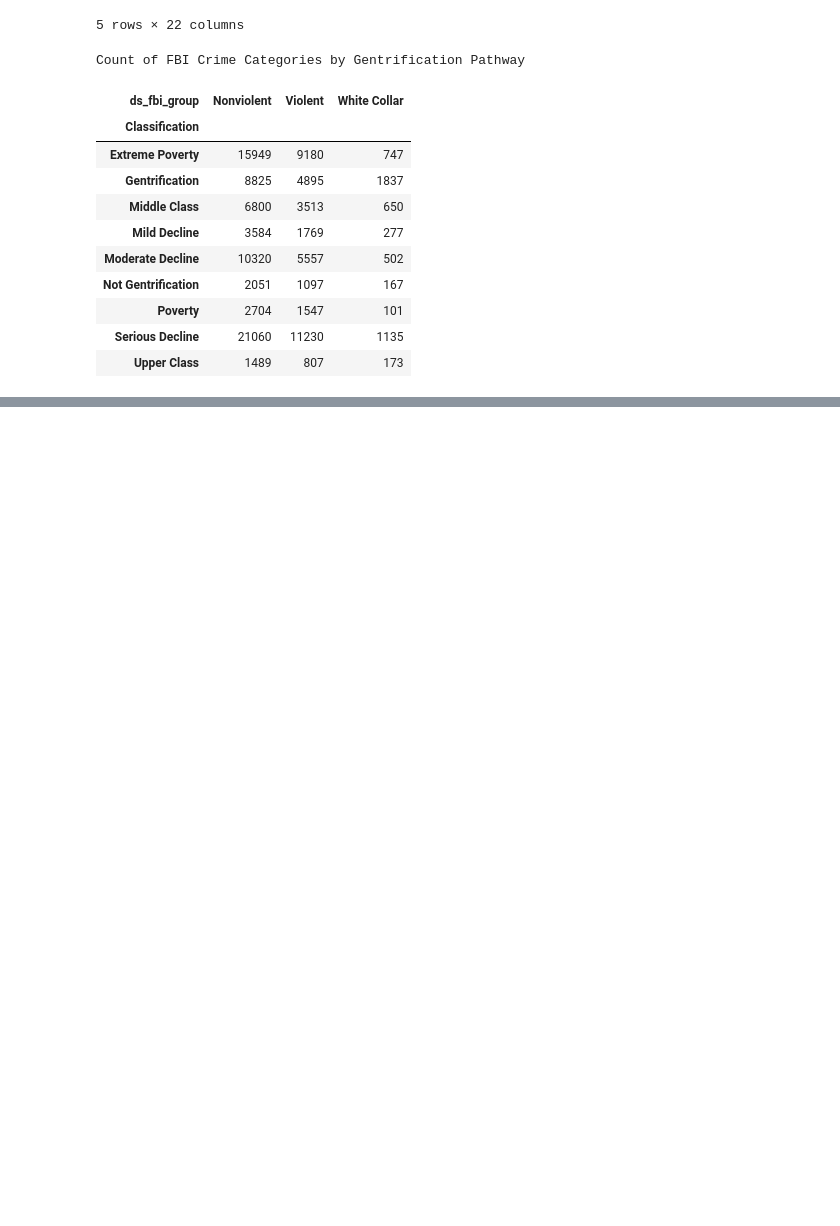
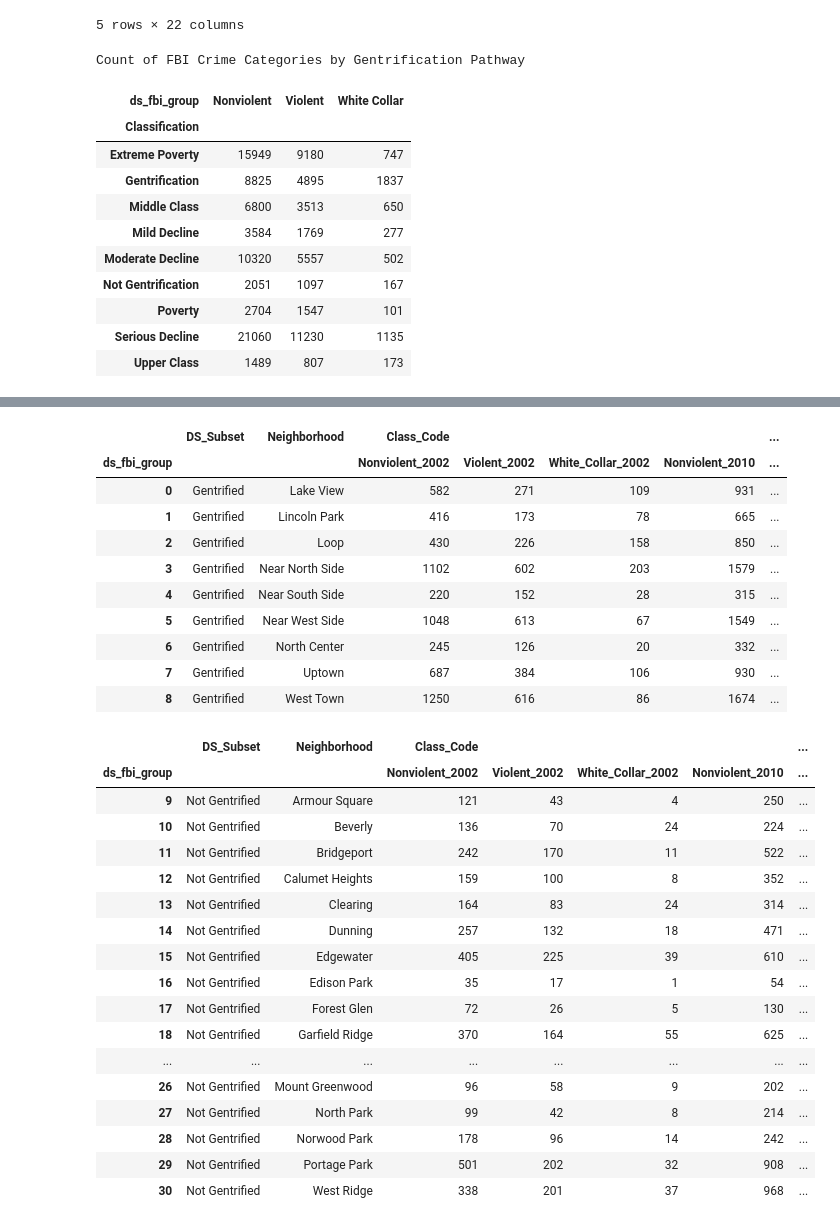
Before and after one commit to ajdeschenes/RuPaulsitory, a Jupyter notebook: crime/chicago_crime_api_json.ipynb, the cells around one changed output, grey strips where cells are left out. Cells and saved outputs as stored; diff of their text form; code cells hidden in the pictures; blank space fills up the shorter version.

Commit message:
code aftstill need to set to crime rate, and generate box plots

```diff
--- a/crime/chicago_crime_api_json.ipynb
+++ b/crime/chicago_crime_api_json.ipynb
@@ -342,0 +363,48 @@ Count of FBI Crime Categories by Gentrification Pathway
+# %%
+base_name = base_year_ngdata.rename(columns={"Nonviolent": "Nonviolent_2002", "Violent": "Violent_2002", "White Collar": "White_Collar_2002"})
+midmerge = mid_year_ngdata.drop(columns=['DS_Subset'])
+mid_name = midmerge.rename(columns={"Nonviolent": "Nonviolent_2010", "Violent": "Violent_2010", "White Collar": "White_Collar_2010"})
+
+closemerge = close_year_ngdata.drop(columns=['DS_Subset'])
+close_name = closemerge.rename(columns={"Nonviolent": "Nonviolent_2018", "Violent": "Violent_2018", "White Collar": "White_Collar_2018"})
+#display(base_name.head()) display(mid_name.head()) display(close_name.head())
+
+twoandten = base_name.merge(mid_name, how='left', on='Neighborhood')
+twotenandeighteen = twoandten.merge(close_name, how='left', on='Neighborhood')
+# twotenandeighteen = twotenandeighteen[['Nonviolent_2002','Nonviolent_2010','Nonviolent_2018', 'Violent_2002','Violent_2010','Violent_2018', 'White_Collar_2002','White_Collar_2010','White_Collar_2018']]
+
+gentrified_crime = twotenandeighteen[twotenandeighteen['DS_Subset'] == 'Gentrified']
+not_gentrified_crime = twotenandeighteen[twotenandeighteen['DS_Subset'] == 'Not Gentrified']
+
+display(gentrified_crime)
+display(not_gentrified_crime)
+# %% [output]
+|  | DS_Subset | Neighborhood | Class_Code |  |  |  | ... |
+| ds_fbi_group |  |  | Nonviolent_2002 | Violent_2002 | White_Collar_2002 | Nonviolent_2010 | ... |
+| 0 | Gentrified | Lake View | 582 | 271 | 109 | 931 | ... |
+| 1 | Gentrified | Lincoln Park | 416 | 173 | 78 | 665 | ... |
+| 2 | Gentrified | Loop | 430 | 226 | 158 | 850 | ... |
+| 3 | Gentrified | Near North Side | 1102 | 602 | 203 | 1579 | ... |
+| 4 | Gentrified | Near South Side | 220 | 152 | 28 | 315 | ... |
+| 5 | Gentrified | Near West Side | 1048 | 613 | 67 | 1549 | ... |
+| 6 | Gentrified | North Center | 245 | 126 | 20 | 332 | ... |
+| 7 | Gentrified | Uptown | 687 | 384 | 106 | 930 | ... |
+| 8 | Gentrified | West Town | 1250 | 616 | 86 | 1674 | ... |
+|  | DS_Subset | Neighborhood | Class_Code |  |  |  | ... |
+| ds_fbi_group |  |  | Nonviolent_2002 | Violent_2002 | White_Collar_2002 | Nonviolent_2010 | ... |
+| 9 | Not Gentrified | Armour Square | 121 | 43 | 4 | 250 | ... |
+| 10 | Not Gentrified | Beverly | 136 | 70 | 24 | 224 | ... |
+| 11 | Not Gentrified | Bridgeport | 242 | 170 | 11 | 522 | ... |
+| 12 | Not Gentrified | Calumet Heights | 159 | 100 | 8 | 352 | ... |
+| 13 | Not Gentrified | Clearing | 164 | 83 | 24 | 314 | ... |
+| 14 | Not Gentrified | Dunning | 257 | 132 | 18 | 471 | ... |
+| 15 | Not Gentrified | Edgewater | 405 | 225 | 39 | 610 | ... |
+| 16 | Not Gentrified | Edison Park | 35 | 17 | 1 | 54 | ... |
+| 17 | Not Gentrified | Forest Glen | 72 | 26 | 5 | 130 | ... |
+| 18 | Not Gentrified | Garfield Ridge | 370 | 164 | 55 | 625 | ... |
+| ... | ... | ... | ... | ... | ... | ... | ... |
+| 26 | Not Gentrified | Mount Greenwood | 96 | 58 | 9 | 202 | ... |
+| 27 | Not Gentrified | North Park | 99 | 42 | 8 | 214 | ... |
+| 28 | Not Gentrified | Norwood Park | 178 | 96 | 14 | 242 | ... |
+| 29 | Not Gentrified | Portage Park | 501 | 202 | 32 | 908 | ... |
+| 30 | Not Gentrified | West Ridge | 338 | 201 | 37 | 968 | ... |
```
Also changed, not shown: parts of 5 cells of this notebook, 3 other files.
